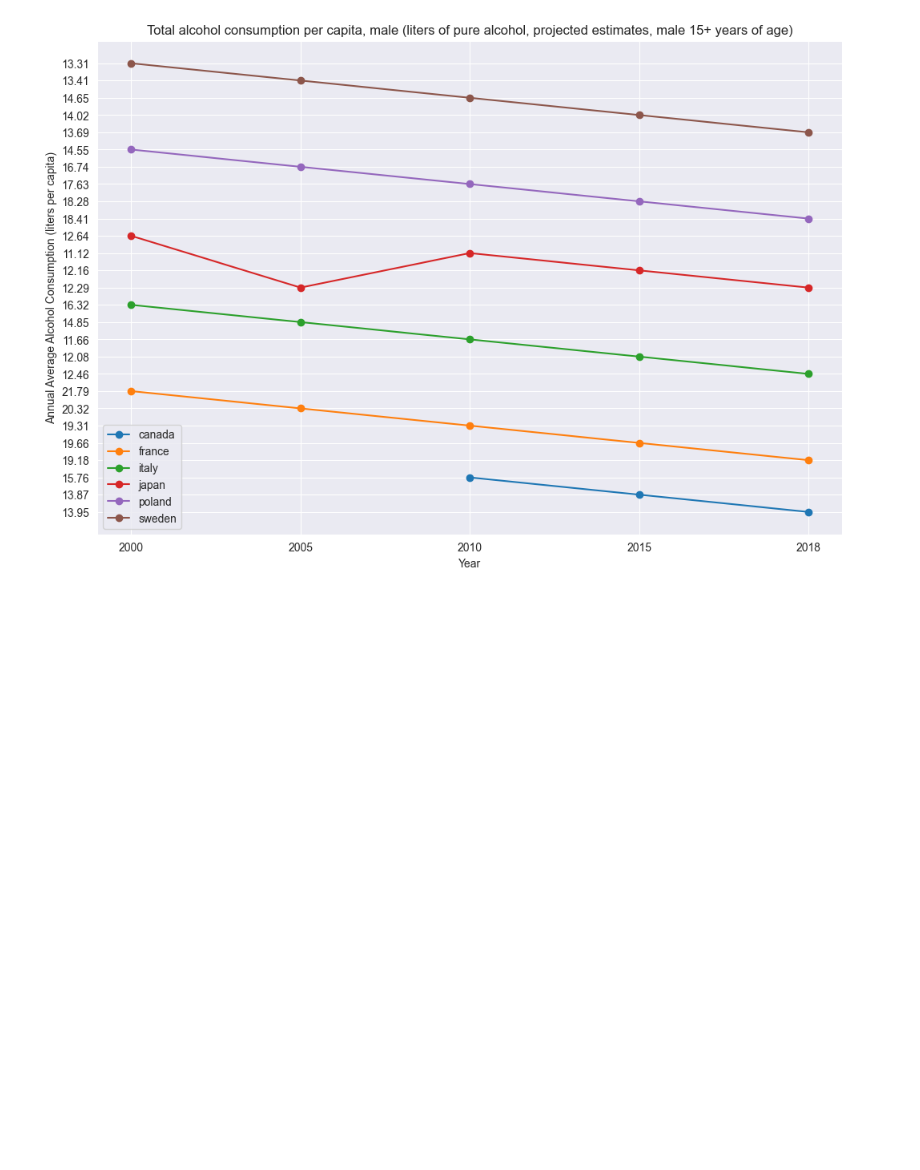
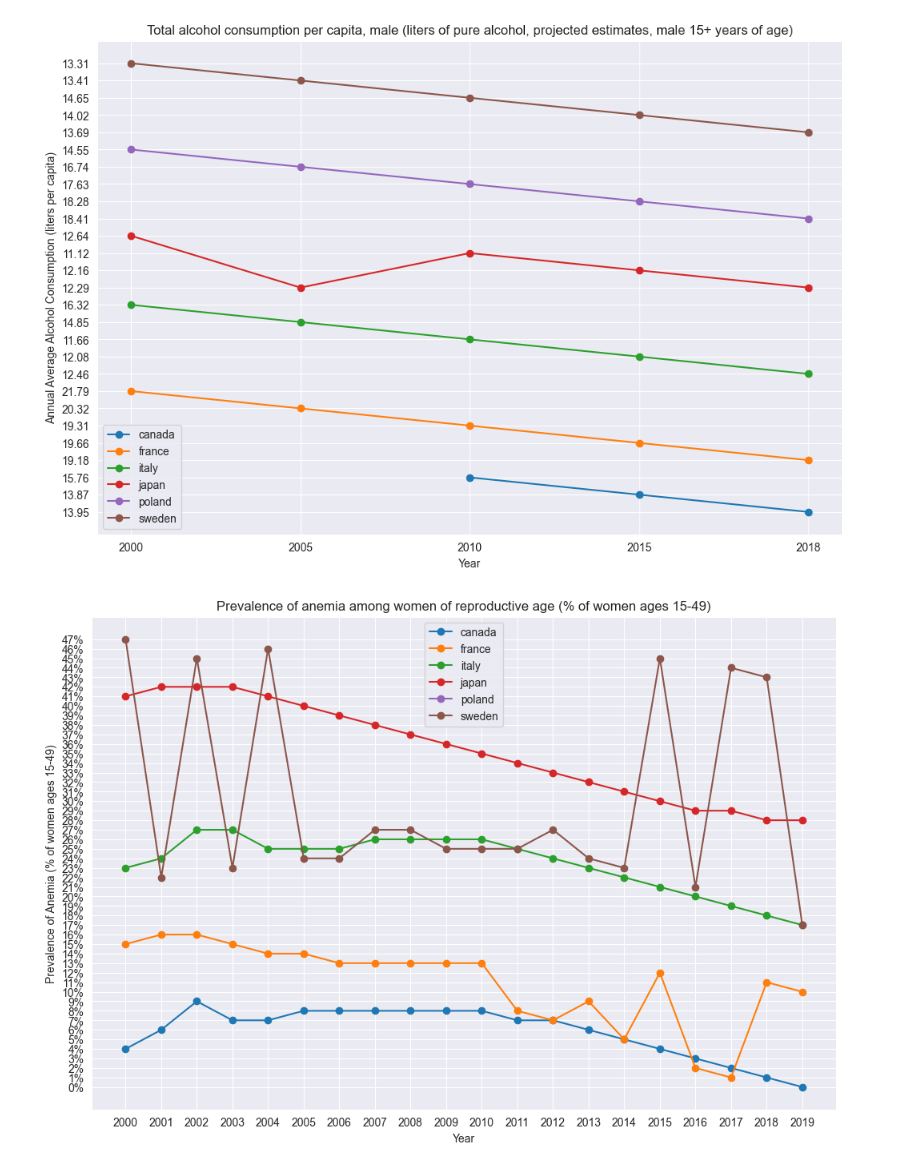
Before and after one commit to DuQer/HealthEducationVisualization, a Jupyter notebook: main.ipynb, the cells around one changed output. Drawn from its saved outputs; the diff is of its cells as text; code cells hidden in the pictures; blank space fills up the shorter version.

Commit message:
Created a chart visualizing the prevalence of anemia among women of reproductive age across selected countries.

```diff
--- a/main.ipynb
+++ b/main.ipynb
@@ -200,3 +200,34 @@ plt.gca().invert_xaxis()
 plt.show()
 # %% [output]
 [figure]
+# %%
+indicator_name = "Prevalence of anemia among women of reproductive age (% of women ages 15-49)"
+# Create a figure with a specific size
+plt.figure(figsize=(12, 8))
+
+# Loop through selected countries and plot data
+for country in selected_countries:
+    # Filter data for the specific indicator and selected country
+    selected_data = lista_health[country][lista_health[country]['Indicator Name'] == indicator_name]
+    # Sort data by year in descending order
+    selected_data = selected_data.sort_values(by='Year', ascending=False)
+    # Plot the data
+    plt.plot(selected_data['Year'], selected_data['Value'], marker='o', linestyle='-', label=country)
+
+# Set chart title and axis labels
+plt.title(indicator_name)
+plt.xlabel('Year')
+plt.ylabel('Prevalence of Anemia (% of women ages 15-49)')
+plt.legend()  # Display legend
+plt.grid(True)  # Display grid
+
+# Invert x-axis to display years in descending order
+plt.gca().invert_xaxis()
+
+# Set y-axis to display percentage
+plt.gca().set_yticklabels(['{:.0f}%'.format(x) for x in plt.gca().get_yticks()])
+
+# Display the chart
+plt.show()
+# %% [output]
+[figure, added]
```
